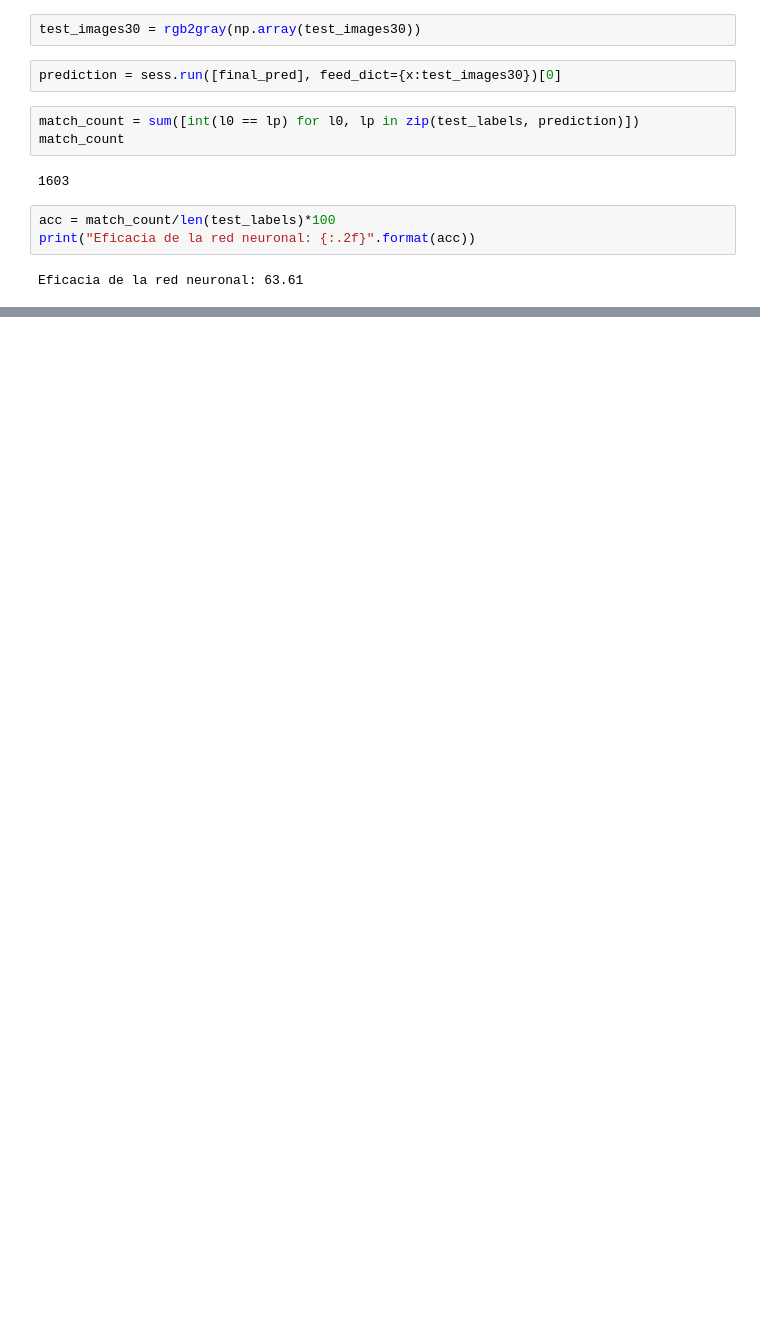
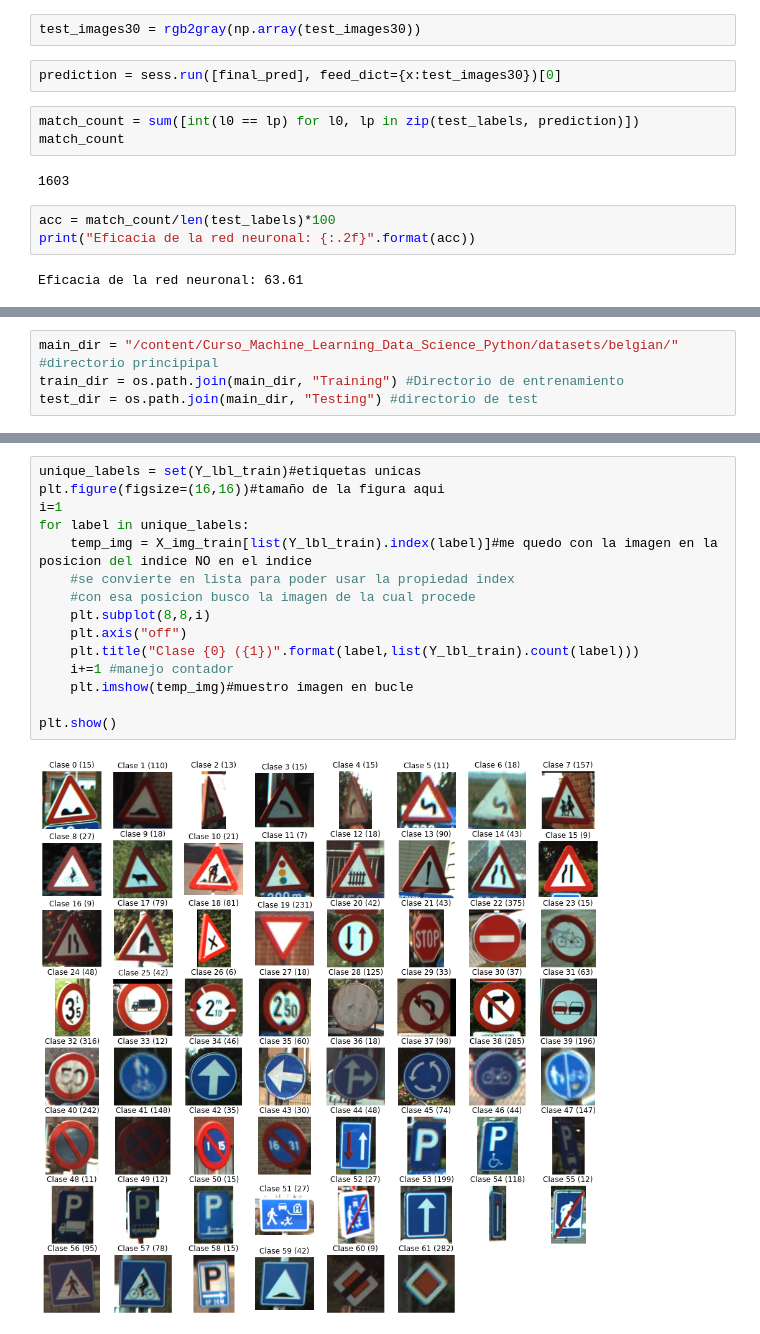
Before and after one commit to INFINITY-RUBER/Curso_Machine_Learning_Data_Science_Python, a Jupyter notebook: notebooks/T11 - 2 - Señales de tráfico.ipynb, the cells around one changed output, grey strips where cells are left out. Cells and saved outputs as stored; diff of their text form; blank space fills up the shorter version.

```diff
--- a/notebooks/T11 - 2 - Señales de tráfico.ipynb
+++ b/notebooks/T11 - 2 - Señales de tráfico.ipynb
@@ -435,0 +533,4 @@ Eficacia de la red neuronal: 63.61
+# %%
+main_dir = "/content/Curso_Machine_Learning_Data_Science_Python/datasets/belgian/" #directorio principipal
+train_dir = os.path.join(main_dir, "Training") #Directorio de entrenamiento
+test_dir = os.path.join(main_dir, "Testing") #directorio de test
@@ -435,0 +615,17 @@ Eficacia de la red neuronal: 63.61
+# %%
+unique_labels = set(Y_lbl_train)#etiquetas unicas
+plt.figure(figsize=(16,16))#tamaño de la figura aqui
+i=1
+for label in unique_labels:
+    temp_img = X_img_train[list(Y_lbl_train).index(label)]#me quedo con la imagen en la posicion del indice NO en el indice
+    #se convierte en lista para poder usar la propiedad index
+    #con esa posicion busco la imagen de la cual procede
+    plt.subplot(8,8,i)
+    plt.axis("off")
+    plt.title("Clase {0} ({1})".format(label,list(Y_lbl_train).count(label)))
+    i+=1 #manejo contador
+    plt.imshow(temp_img)#muestro imagen en bucle
+
+plt.show()
+# %% [output]
+[figure, added]
```
Also changed, not shown: parts of 41 cells of this notebook.
